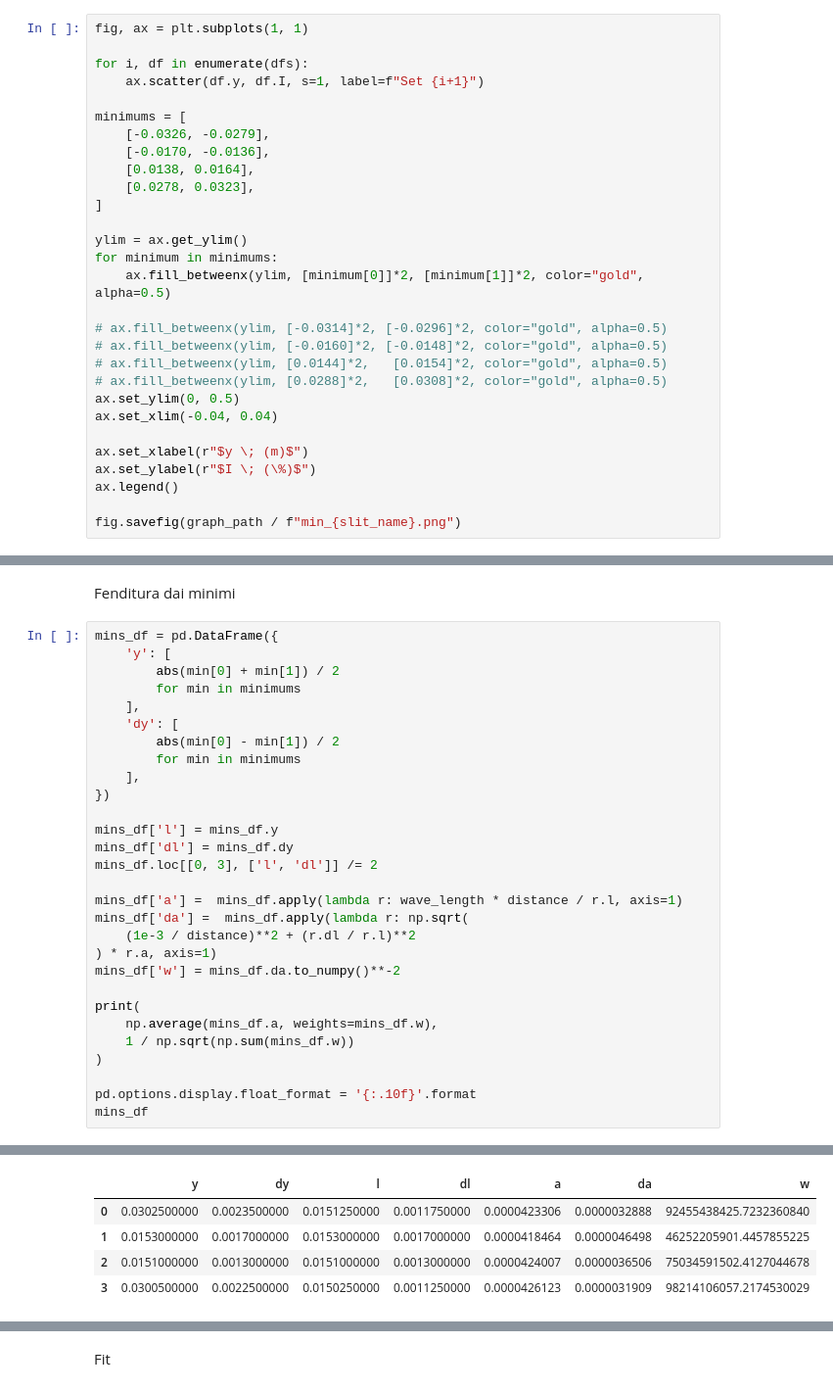
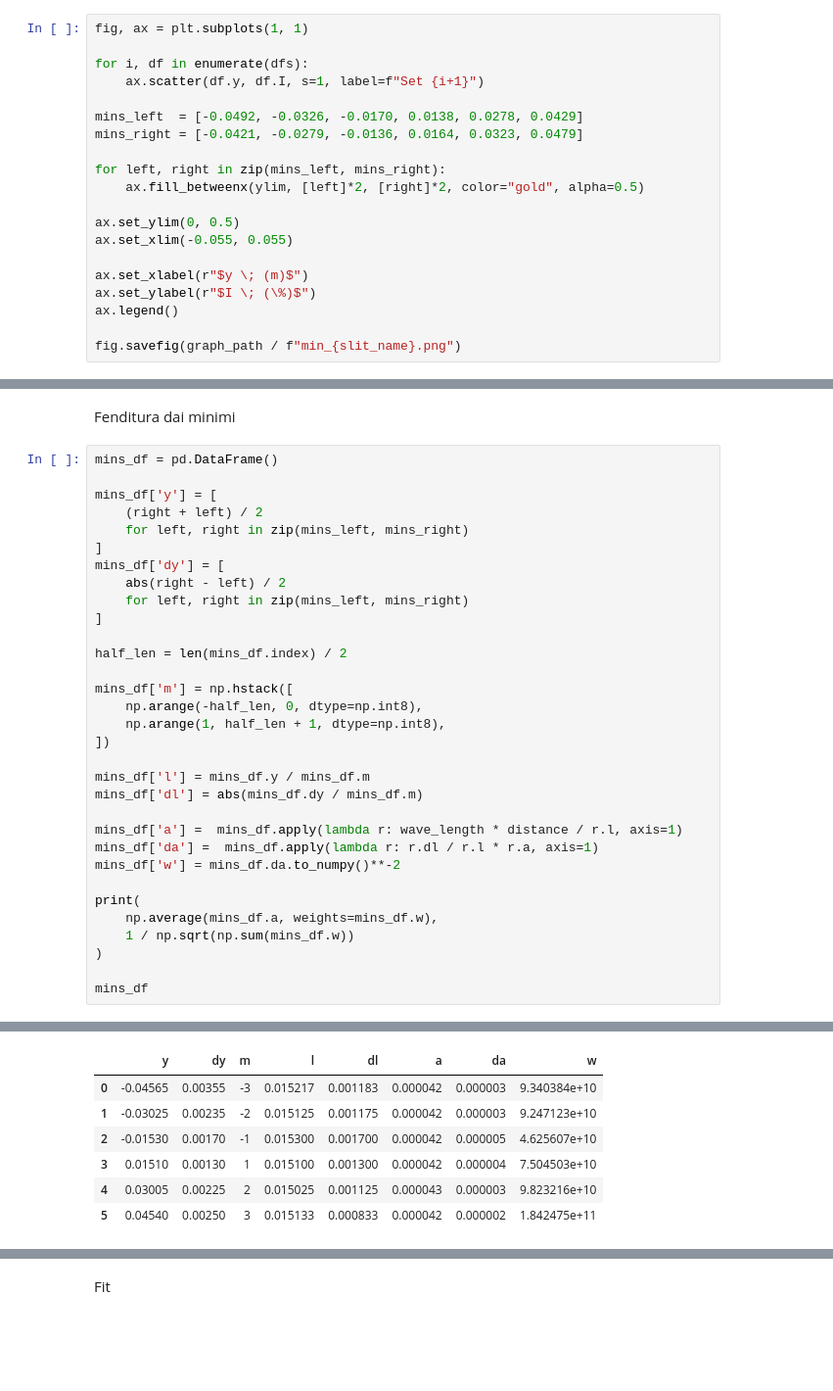
Before and after one commit to Vayxen/Lab2-Ottica-1, a Jupyter notebook: code/slit_0.04.ipynb, the cells around one changed output, grey strips where cells are left out. Shown at 98% size. Saved outputs shown, nothing was run; the diff lists cells and outputs as text; blank space fills up the shorter version.

```diff
--- a/code/slit_0.04.ipynb
+++ b/code/slit_0.04.ipynb
@@ -83,23 +86,14 @@ fig, ax = plt.subplots(1, 1)
 for i, df in enumerate(dfs):
     ax.scatter(df.y, df.I, s=1, label=f"Set {i+1}")
 
-minimums = [
-    [-0.0326, -0.0279],
-    [-0.0170, -0.0136],
-    [0.0138, 0.0164],
-    [0.0278, 0.0323],
-]
+mins_left  = [-0.0492, -0.0326, -0.0170, 0.0138, 0.0278, 0.0429]
+mins_right = [-0.0421, -0.0279, -0.0136, 0.0164, 0.0323, 0.0479]
 
-ylim = ax.get_ylim()
-for minimum in minimums:
-    ax.fill_betweenx(ylim, [minimum[0]]*2, [minimum[1]]*2, color="gold", alpha=0.5)
+for left, right in zip(mins_left, mins_right):
+    ax.fill_betweenx(ylim, [left]*2, [right]*2, color="gold", alpha=0.5)
 
-# ax.fill_betweenx(ylim, [-0.0314]*2, [-0.0296]*2, color="gold", alpha=0.5)
-# ax.fill_betweenx(ylim, [-0.0160]*2, [-0.0148]*2, color="gold", alpha=0.5)
-# ax.fill_betweenx(ylim, [0.0144]*2,   [0.0154]*2, color="gold", alpha=0.5)
-# ax.fill_betweenx(ylim, [0.0288]*2,   [0.0308]*2, color="gold", alpha=0.5)
 ax.set_ylim(0, 0.5)
-ax.set_xlim(-0.04, 0.04)
+ax.set_xlim(-0.055, 0.055)
 
 ax.set_xlabel(r"$y \; (m)$")
 ax.set_ylabel(r"$I \; (\%)$")
@@ -111,25 +105,29 @@ fig.savefig(graph_path / f"min_{slit_name}.png")
 # %% [markdown]
 Fenditura dai minimi
 # %%
-mins_df = pd.DataFrame({
-    'y': [
-        abs(min[0] + min[1]) / 2
-        for min in minimums
-    ],
-    'dy': [
-        abs(min[0] - min[1]) / 2
-        for min in minimums
-    ],
-})
+mins_df = pd.DataFrame()
 
-mins_df['l'] = mins_df.y
-mins_df['dl'] = mins_df.dy
-mins_df.loc[[0, 3], ['l', 'dl']] /= 2
+mins_df['y'] = [
+    (right + left) / 2
+    for left, right in zip(mins_left, mins_right)
+]
+mins_df['dy'] = [
+    abs(right - left) / 2
+    for left, right in zip(mins_left, mins_right)
+]
+
+half_len = len(mins_df.index) / 2
+
+mins_df['m'] = np.hstack([
+    np.arange(-half_len, 0, dtype=np.int8),
+    np.arange(1, half_len + 1, dtype=np.int8),
+])
+
+mins_df['l'] = mins_df.y / mins_df.m
+mins_df['dl'] = abs(mins_df.dy / mins_df.m)
 
 mins_df['a'] =  mins_df.apply(lambda r: wave_length * distance / r.l, axis=1)
-mins_df['da'] =  mins_df.apply(lambda r: np.sqrt(
-    (1e-3 / distance)**2 + (r.dl / r.l)**2
-) * r.a, axis=1)
+mins_df['da'] =  mins_df.apply(lambda r: r.dl / r.l * r.a, axis=1)
 mins_df['w'] = mins_df.da.to_numpy()**-2
 
 print(
@@ -137,6 +135,5 @@ print(
     1 / np.sqrt(np.sum(mins_df.w))
 )
 
-pd.options.display.float_format = '{:.10f}'.format
 mins_df
 # %% [output]
@@ -144,5 +141,7 @@ mins_df
-|  | y | dy | l | dl | a | da | w |
-| 0 | 0.0302500000 | 0.0023500000 | 0.0151250000 | 0.0011750000 | 0.0000423306 | 0.0000032888 | 92455438425.7232360840 |
-| 1 | 0.0153000000 | 0.0017000000 | 0.0153000000 | 0.0017000000 | 0.0000418464 | 0.0000046498 | 46252205901.4457855225 |
-| 2 | 0.0151000000 | 0.0013000000 | 0.0151000000 | 0.0013000000 | 0.0000424007 | 0.0000036506 | 75034591502.4127044678 |
-| 3 | 0.0300500000 | 0.0022500000 | 0.0150250000 | 0.0011250000 | 0.0000426123 | 0.0000031909 | 98214106057.2174530029 |
+|  | y | dy | m | l | dl | a | da | w |
+| 0 | -0.04565 | 0.00355 | -3 | 0.015217 | 0.001183 | 0.000042 | 0.000003 | 9.340384e+10 |
+| 1 | -0.03025 | 0.00235 | -2 | 0.015125 | 0.001175 | 0.000042 | 0.000003 | 9.247123e+10 |
+| 2 | -0.01530 | 0.00170 | -1 | 0.015300 | 0.001700 | 0.000042 | 0.000005 | 4.625607e+10 |
+| 3 | 0.01510 | 0.00130 | 1 | 0.015100 | 0.001300 | 0.000042 | 0.000004 | 7.504503e+10 |
+| 4 | 0.03005 | 0.00225 | 2 | 0.015025 | 0.001125 | 0.000043 | 0.000003 | 9.823216e+10 |
+| 5 | 0.04540 | 0.00250 | 3 | 0.015133 | 0.000833 | 0.000042 | 0.000002 | 1.842475e+11 |
```
Also changed, not shown: parts of 5 cells of this notebook, 13 other files.
